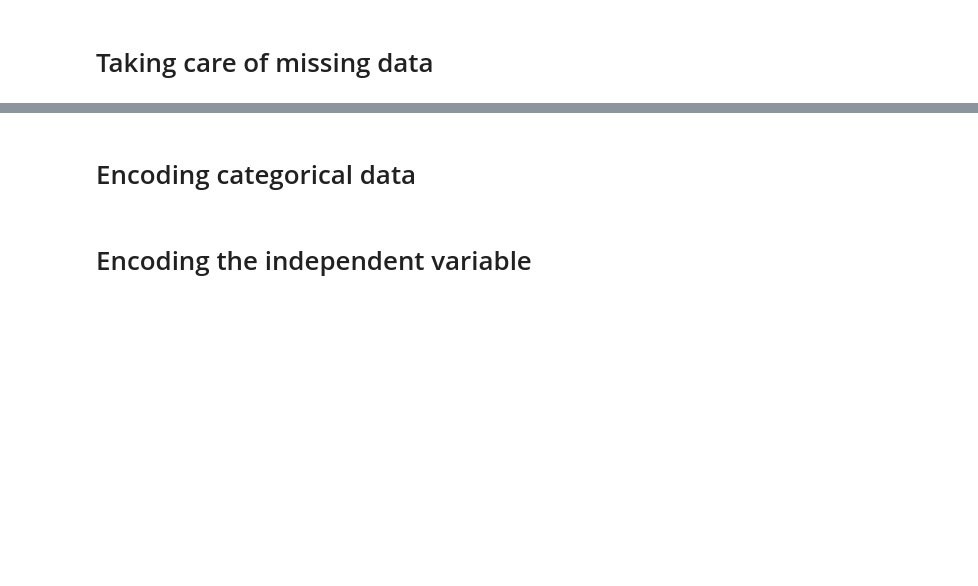
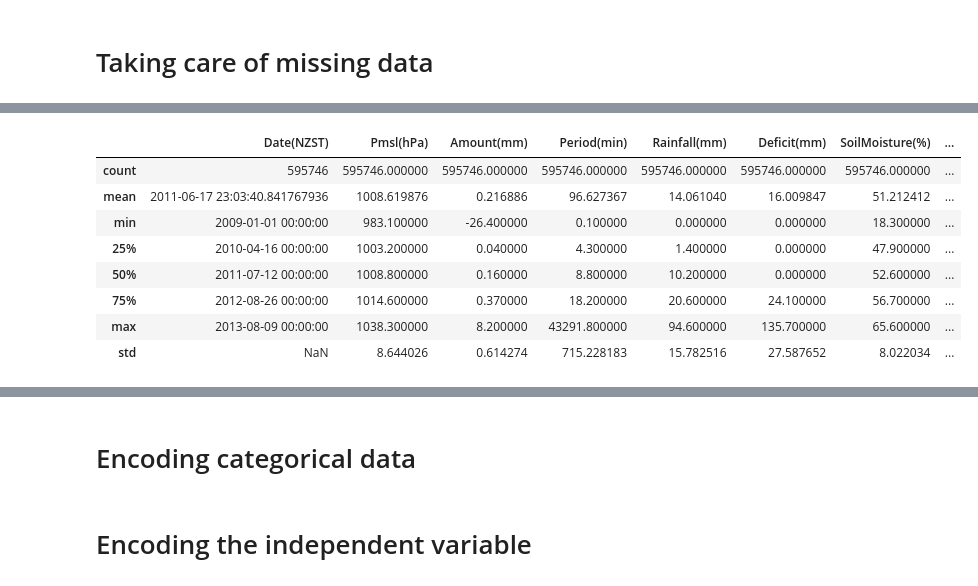
Before and after one commit to YingCG/research-weather-forecast, a Jupyter notebook: data/data-visualization/preprocessingNiwaData.ipynb, the cells around one changed output, grey strips where cells are left out. Saved outputs shown, nothing was run; the diff lists cells and outputs as text; code cells hidden in the pictures; blank space fills up the shorter version.

```diff
--- a/data/data-visualization/preprocessingNiwaData.ipynb
+++ b/data/data-visualization/preprocessingNiwaData.ipynb
@@ -439,3 +493,3 @@ dtype: float64
 # %%
-# # Amount(mm) (Rainfall) --> filling NaN values with 0, which makes sense if NaN indicates no rainfall.
-# niwaData['Amount(mm)'].fillna(0, inplace=True)
+# Amount(mm) (Rainfall) --> filling NaN values with 0, which makes sense if NaN indicates no rainfall.
+niwaData['Amount(mm)'].fillna(0, inplace=True)
@@ -481,3 +554,15 @@ dtype: float64
 # niwaData.isna().sum()
 # %%
 # niwaData['Date(NZST)'].isna()
+# %%
+niwaData.describe()
+# %% [output]
+|  | Date(NZST) | Pmsl(hPa) | Amount(mm) | Period(min) | Rainfall(mm) | Deficit(mm) | SoilMoisture(%) | ... |
+| count | 595746 | 595746.000000 | 595746.000000 | 595746.000000 | 595746.000000 | 595746.000000 | 595746.000000 | ... |
+| mean | 2011-06-17 23:03:40.841767936 | 1008.619876 | 0.216886 | 96.627367 | 14.061040 | 16.009847 | 51.212412 | ... |
+| min | 2009-01-01 00:00:00 | 983.100000 | -26.400000 | 0.100000 | 0.000000 | 0.000000 | 18.300000 | ... |
+| 25% | 2010-04-16 00:00:00 | 1003.200000 | 0.040000 | 4.300000 | 1.400000 | 0.000000 | 47.900000 | ... |
+| 50% | 2011-07-12 00:00:00 | 1008.800000 | 0.160000 | 8.800000 | 10.200000 | 0.000000 | 52.600000 | ... |
+| 75% | 2012-08-26 00:00:00 | 1014.600000 | 0.370000 | 18.200000 | 20.600000 | 24.100000 | 56.700000 | ... |
+| max | 2013-08-09 00:00:00 | 1038.300000 | 8.200000 | 43291.800000 | 94.600000 | 135.700000 | 65.600000 | ... |
+| std | NaN | 8.644026 | 0.614274 | 715.228183 | 15.782516 | 27.587652 | 8.022034 | ... |
```
Also changed, not shown: parts of 14 cells of this notebook.
